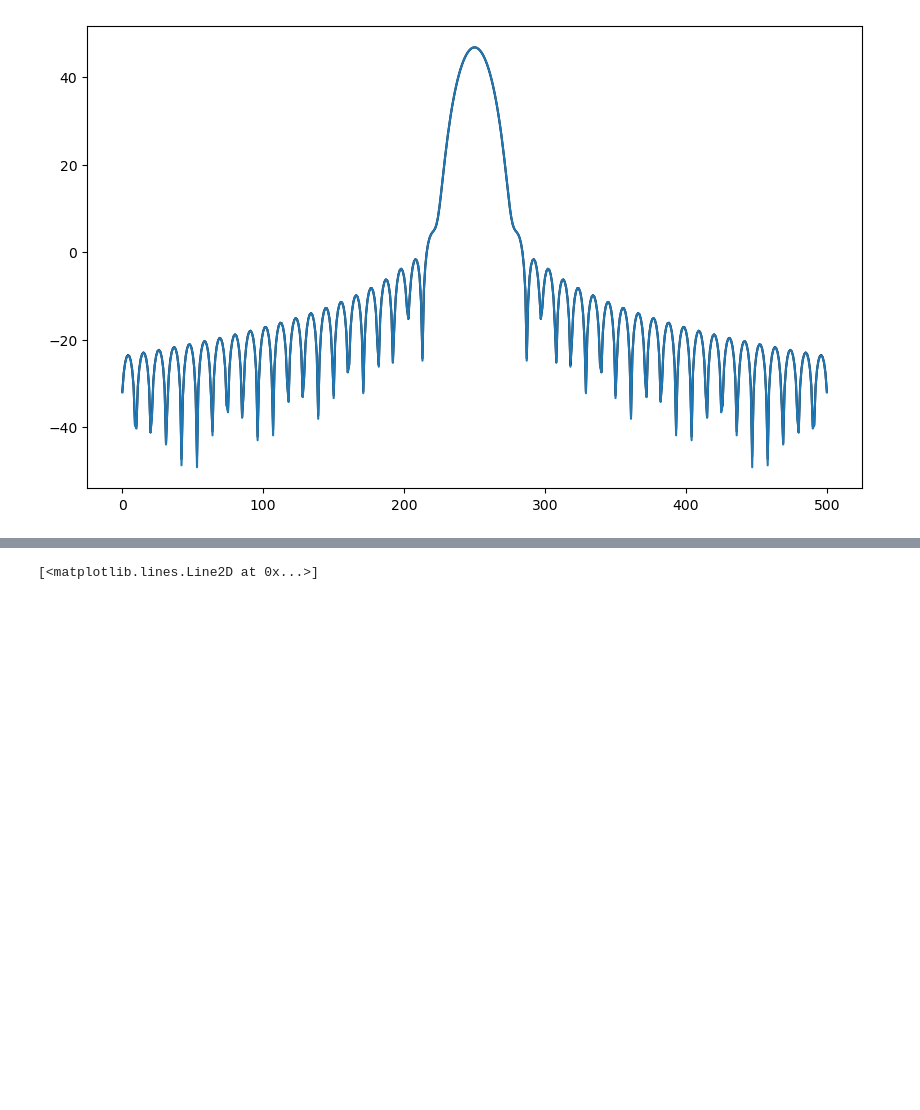
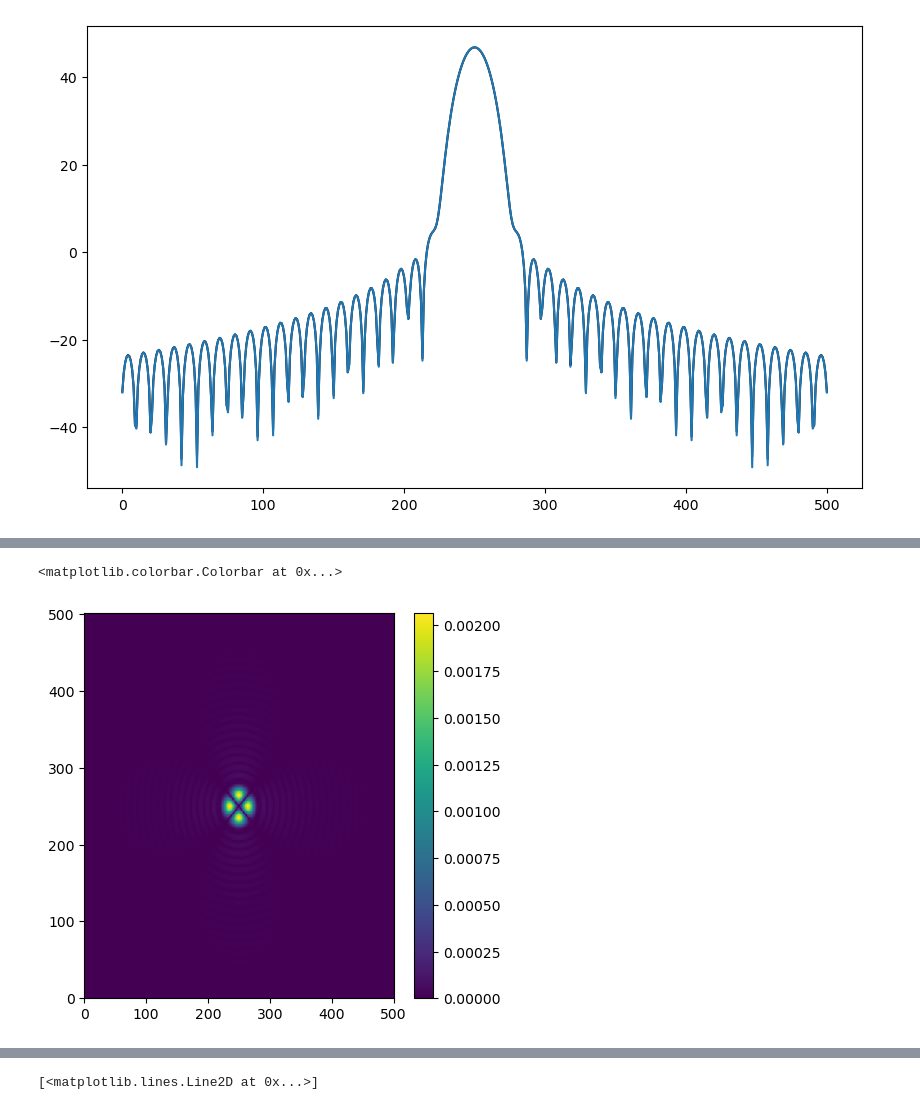
Before and after one commit to XiaodongRencologne/PO_test, a Jupyter notebook: L1_test2.ipynb, the cells around one changed output, grey strips where cells are left out. Saved outputs shown, nothing was run; the diff lists cells and outputs as text; code cells hidden in the pictures; blank space fills up the shorter version.

```diff
--- a/L1_test2.ipynb
+++ b/L1_test2.ipynb
@@ -213,0 +192,7 @@ plt.colorbar()
+# %%
+fig = plt.figure(figsize=(5,5))
+plt.pcolor(np.abs(err))
+plt.colorbar()
+# %% [output]
+<matplotlib.colorbar.Colorbar at 0x...>
+[figure, added]
```
Also changed, not shown: parts of 15 cells of this notebook, 1 other file.
